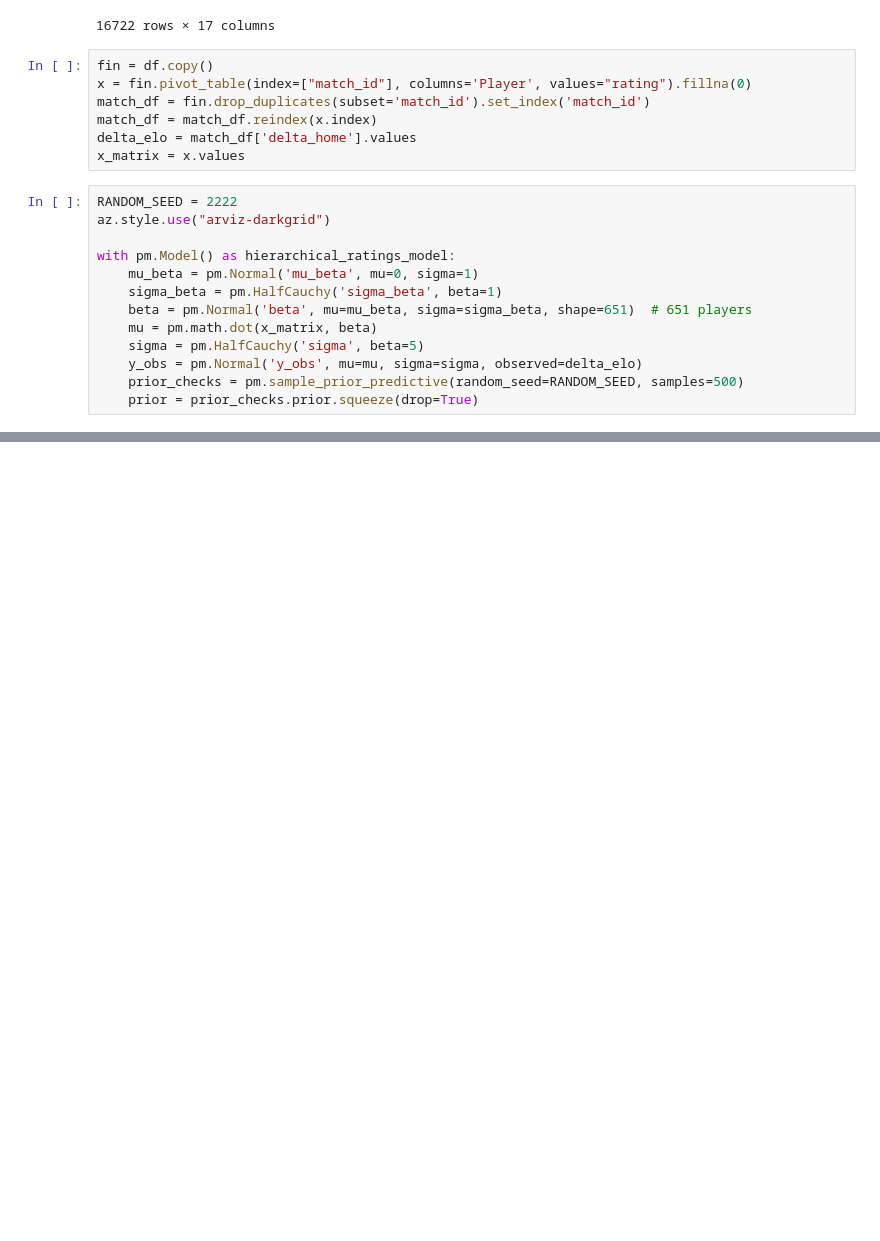
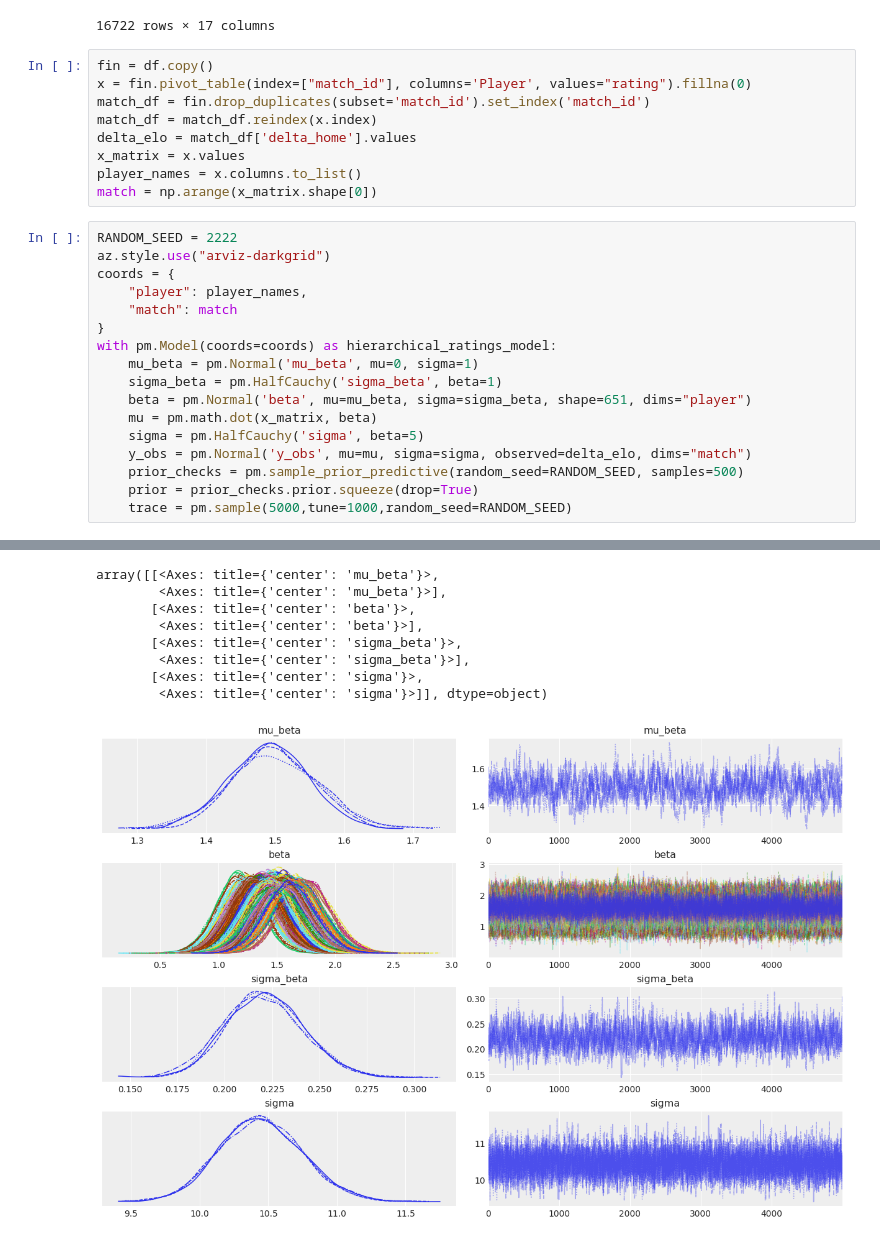
Before and after one commit to Ariworn/STAT-468-Elo-Contribution-Metric, a Jupyter notebook: contribution.ipynb, the cells around one changed output, grey strips where cells are left out. Saved outputs shown, nothing was run; the diff lists cells and outputs as text; blank space fills up the shorter version.

Commit message:
done modelling

```diff
--- a/contribution.ipynb
+++ b/contribution.ipynb
@@ -608,18 +624,24 @@ match_df = fin.drop_duplicates(subset='match_id').set_index('match_id')
 match_df = match_df.reindex(x.index)
 delta_elo = match_df['delta_home'].values
 x_matrix = x.values
+player_names = x.columns.to_list()
+match = np.arange(x_matrix.shape[0])
 # %%
 RANDOM_SEED = 2222
 az.style.use("arviz-darkgrid")
-
-with pm.Model() as hierarchical_ratings_model:
+coords = {
+    "player": player_names,
+    "match": match
+}
+with pm.Model(coords=coords) as hierarchical_ratings_model:
     mu_beta = pm.Normal('mu_beta', mu=0, sigma=1)
     sigma_beta = pm.HalfCauchy('sigma_beta', beta=1)
-    beta = pm.Normal('beta', mu=mu_beta, sigma=sigma_beta, shape=651)  # 651 players
+    beta = pm.Normal('beta', mu=mu_beta, sigma=sigma_beta, shape=651, dims="player")
     mu = pm.math.dot(x_matrix, beta)
     sigma = pm.HalfCauchy('sigma', beta=5)
-    y_obs = pm.Normal('y_obs', mu=mu, sigma=sigma, observed=delta_elo)
+    y_obs = pm.Normal('y_obs', mu=mu, sigma=sigma, observed=delta_elo, dims="match")
     prior_checks = pm.sample_prior_predictive(random_seed=RANDOM_SEED, samples=500)
     prior = prior_checks.prior.squeeze(drop=True)
+    trace = pm.sample(5000,tune=1000,random_seed=RANDOM_SEED)
 # %% [output]
 Sampling: [beta, mu_beta, sigma, sigma_beta, y_obs]
@@ -625,0 +655,9 @@ Sampling: [beta, mu_beta, sigma, sigma_beta, y_obs]
+array([[<Axes: title={'center': 'mu_beta'}>,
+        <Axes: title={'center': 'mu_beta'}>],
+       [<Axes: title={'center': 'beta'}>,
+        <Axes: title={'center': 'beta'}>],
+       [<Axes: title={'center': 'sigma_beta'}>,
+        <Axes: title={'center': 'sigma_beta'}>],
+       [<Axes: title={'center': 'sigma'}>,
+        <Axes: title={'center': 'sigma'}>]], dtype=object)
+[figure, added]
```
Also changed, not shown: parts of 7 cells of this notebook, 14 other files.
